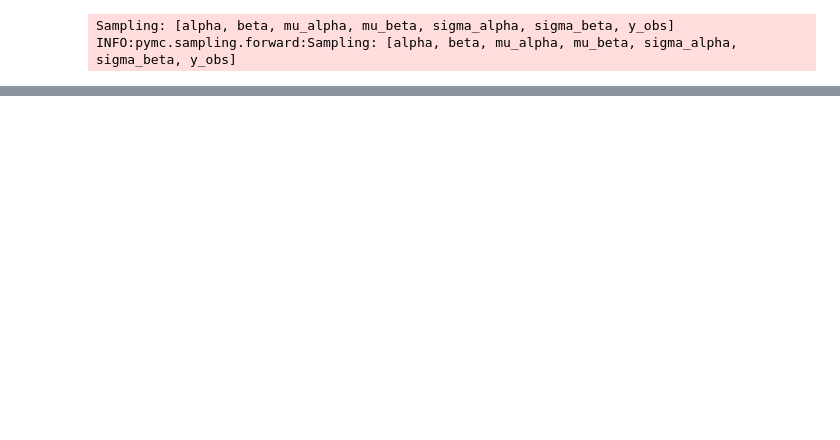
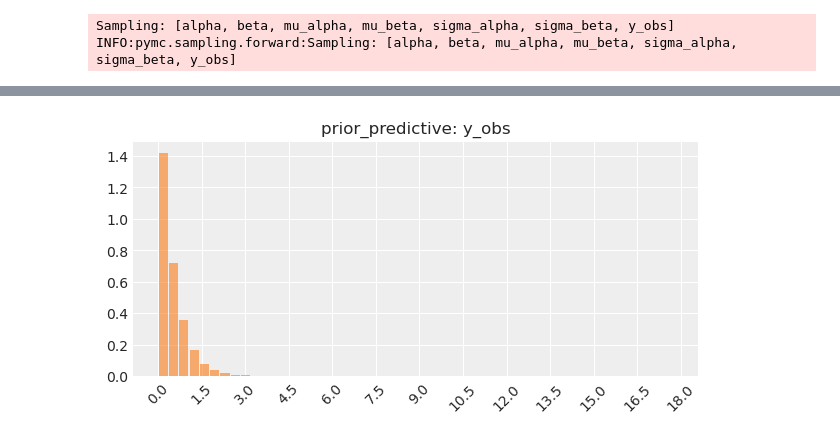
Before and after one commit to j-nystrom/biodiversity-impacts, a Jupyter notebook: notebooks/model_pipeline.ipynb, the cells around one changed output, grey strips where cells are left out. Saved outputs shown, nothing was run; the diff lists cells and outputs as text; code cells hidden in the pictures; blank space fills up the shorter version.

```diff
--- a/notebooks/model_pipeline.ipynb
+++ b/notebooks/model_pipeline.ipynb
@@ -574,0 +575,4 @@ plt.xticks(rotation=45);
+# %%
+plot_prior_distribution("prior_predictive", "y_obs")
+# %% [output]
+[figure, added]
```
Also changed, not shown: parts of 25 cells of this notebook, 3 other files.
